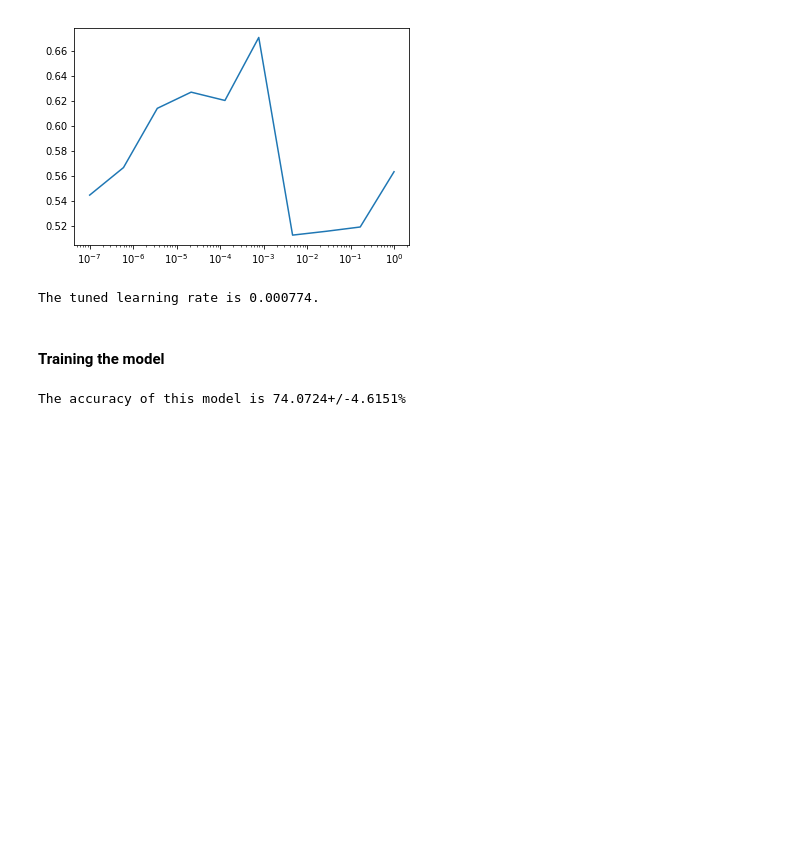
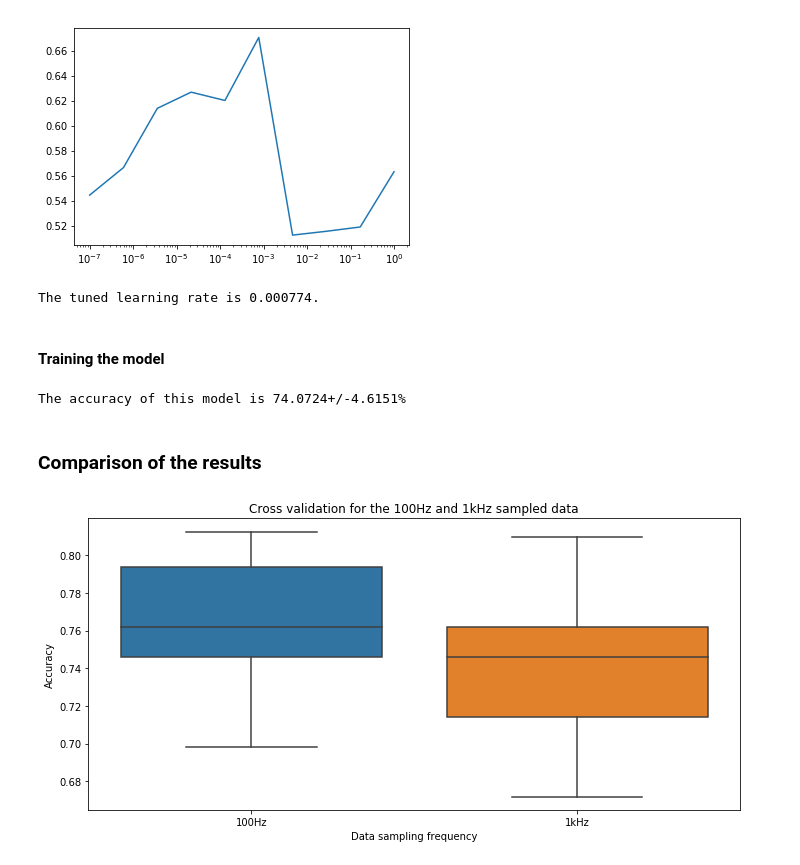
Before and after one commit to SSappy/deep_learning_epfl, a Jupyter notebook: project1/src/notebooks/Convolutional networks.ipynb, the cells around one changed output. Cells and saved outputs as stored; diff of their text form; code cells hidden in the pictures; blank space fills up the shorter version.

Commit message:
cross val on 100Hz, 1000Hz, noised, cropped...

```diff
--- a/project1/src/notebooks/Convolutional networks.ipynb
+++ b/project1/src/notebooks/Convolutional networks.ipynb
@@ -108,12 +113,28 @@ The tuned learning rate is 0.000774.
 # %% [markdown]
 #### Training the model
 # %%
-acc_list = cross_validation(lambda: ConvNet1(one_khz=True), x_train_one_khz, y_train_one_khz, raw=True,
-                            epochs=100, lr=lr_tuned, batch_size=16,
-                            standardize=True, noise=False, crop=False)
+acc_list_one_khz = cross_validation(lambda: ConvNet1(one_khz=True), x_train_one_khz, y_train_one_khz, raw=True,
+                                    epochs=100, lr=lr_tuned, batch_size=16,
+                                    standardize=True, noise=False, crop=False)
 acc = round(100*np.mean(acc_list), 4)
 std = round(100*np.std(acc_list), 4)
 print('The accuracy of this model is {0}+/-{1}%'.format(acc, std))
 # %% [output]
 The accuracy of this model is 74.0724+/-4.6151%
+# %% [markdown]
+### Comparison of the results
+# %%
+fig, ax = plt.subplots(figsize=(10, 5))
+
+sns.boxplot(data=[acc_list, acc_list_one_khz], ax=ax)
+ax.set_title('Cross validation for the 100Hz and 1kHz sampled data')
+ax.set_ylabel('Accuracy')
+ax.set_xlabel('Data sampling frequency')
+ax.set_xticklabels(['100Hz', '1kHz'], fontsize=10)
+
+plt.tight_layout()
+
+plt.show()
+# %% [output]
+[figure, added]
 # %% [markdown]
```
Also changed, not shown: parts of 33 cells of this notebook, 6 other files.
